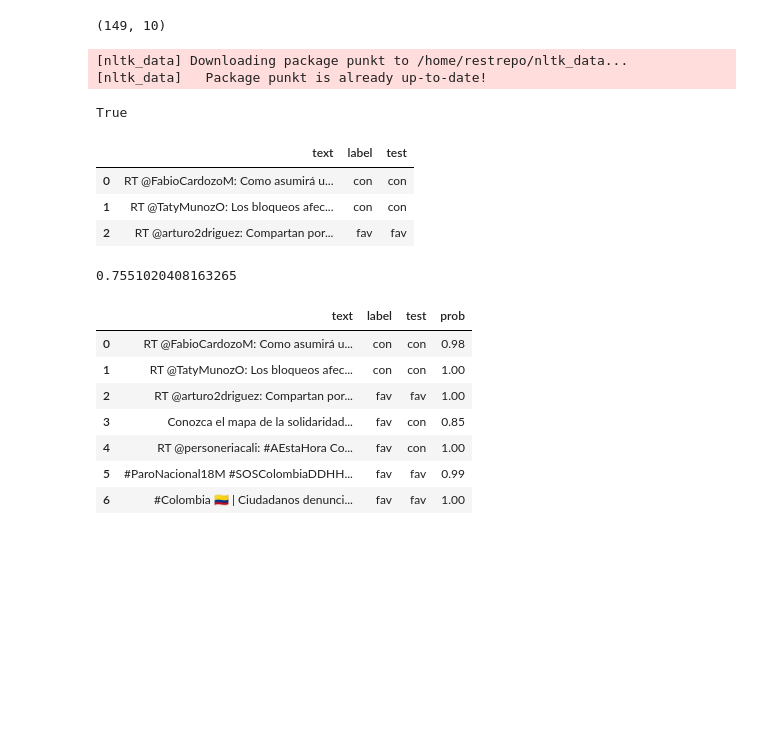
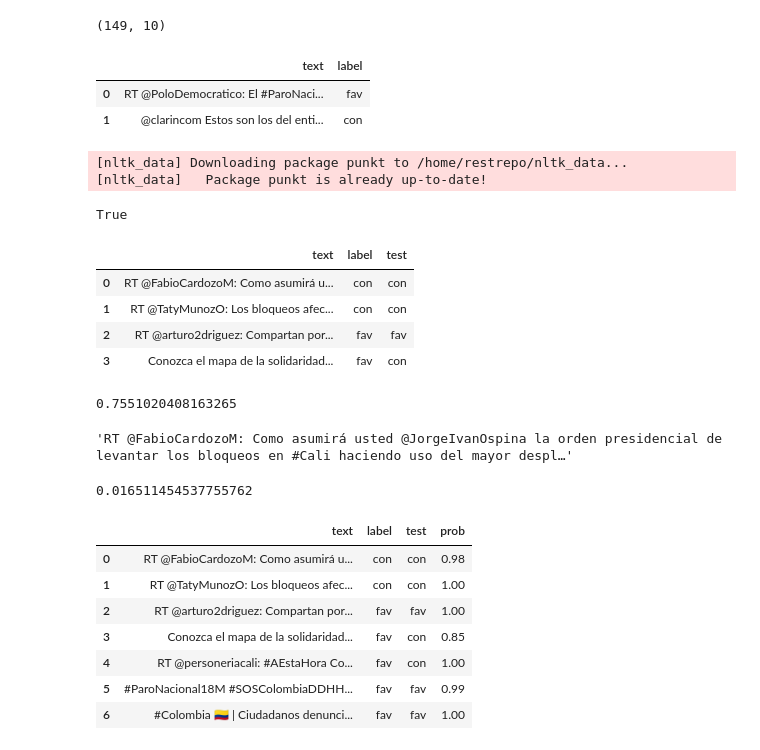
Before and after one commit to restrepo/twitter, a Jupyter notebook: senti.ipynb, the cells around one changed output. Saved outputs shown, nothing was run; the diff lists cells and outputs as text; code cells hidden in the pictures; blank space fills up the shorter version.

```diff
--- a/senti.ipynb
+++ b/senti.ipynb
@@ -167,6 +174,11 @@ tmp.shape
 (149, 10)
 # %%
 train=tmp[:n_train][['text','label']]
+train[:2]
+# %% [output]
+|  | text | label |
+| 0 | RT @PoloDemocratico: El #ParoNaci... | fav |
+| 1 | @clarincom Estos son los del enti... | con |
 # %%
 from textblob.classifiers import NaiveBayesClassifier
 # %%
@@ -189,16 +201,26 @@ test.to_json('test.json',orient='records')
 fulltest=test.copy()
 fulltest['test']=fulltest['text'].apply(cl.classify)
 # %%
-fulltest[['text','label','test']][:3]
+fulltest[['text','label','test']][:4]
 # %% [output]
 |  | text | label | test |
 | 0 | RT @FabioCardozoM: Como asumirá u... | con | con |
 | 1 | RT @TatyMunozO: Los bloqueos afec... | con | con |
 | 2 | RT @arturo2driguez: Compartan por... | fav | fav |
+| 3 | Conozca el mapa de la solidaridad... | fav | con |
 # %%
 cl.accuracy( [ (d.get('text'),d.get('label')) for d in test.to_dict(orient='records')] )
 # %% [output]
 0.7551020408163265
+# %%
+tweet=fulltest.loc[0,'text']
+tweet
+# %% [output]
+'RT @FabioCardozoM: Como asumirá usted @JorgeIvanOspina la orden presidencial de levantar los bloqueos en #Cali haciendo uso del mayor despl…'
+# %%
+cl.prob_classify( tweet).prob( 'fav'  )
+# %% [output]
+0.016511454537755762
 # %%
 fulltest['prob']=fulltest['text'].apply(lambda t:
                                 cl.prob_classify( t ).prob(   cl.classify( t  )  ) ).round(2)
```
Also changed, not shown: parts of 3 cells of this notebook, 2 other files.
